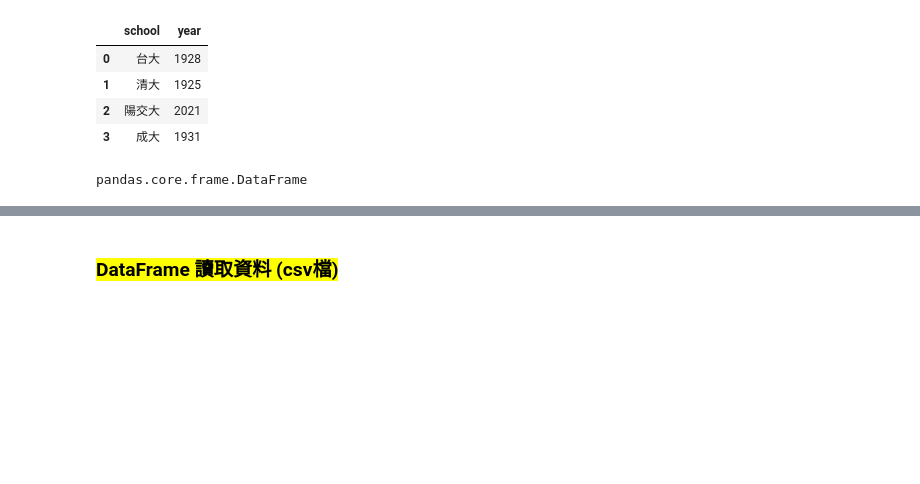
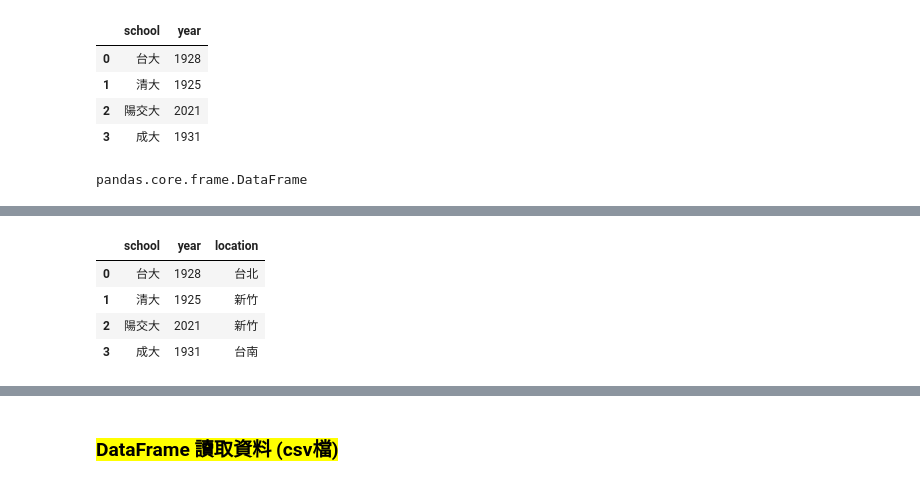
Before and after one commit to cckk2913/dspy-lab6, a Jupyter notebook: lab6.ipynb, the cells around one changed output, grey strips where cells are left out. Cells and saved outputs as stored; diff of their text form; code cells hidden in the pictures; blank space fills up the shorter version.

Commit message:
df add delete data

```diff
--- a/lab6.ipynb
+++ b/lab6.ipynb
@@ -453,0 +496,8 @@ pandas.core.frame.DataFrame
+# %%
+data = {
+  'school': ["台大", "清大", "陽交大","成大"],
+  'year': [1928, 1925, 2021, 1931]
+}
+
+df = pd.DataFrame(data)
+df
@@ -453,0 +510,12 @@ pandas.core.frame.DataFrame
+# %%
+# 加入新的一欄['location'] 到 df
+
+mylist = ['台北', '新竹', '新竹', '台南']
+df['location'] = mylist
+df
+# %% [output]
+|  | school | year | location |
+| 0 | 台大 | 1928 | 台北 |
+| 1 | 清大 | 1925 | 新竹 |
+| 2 | 陽交大 | 2021 | 新竹 |
+| 3 | 成大 | 1931 | 台南 |
```
Also changed, not shown: parts of 17 cells of this notebook.
